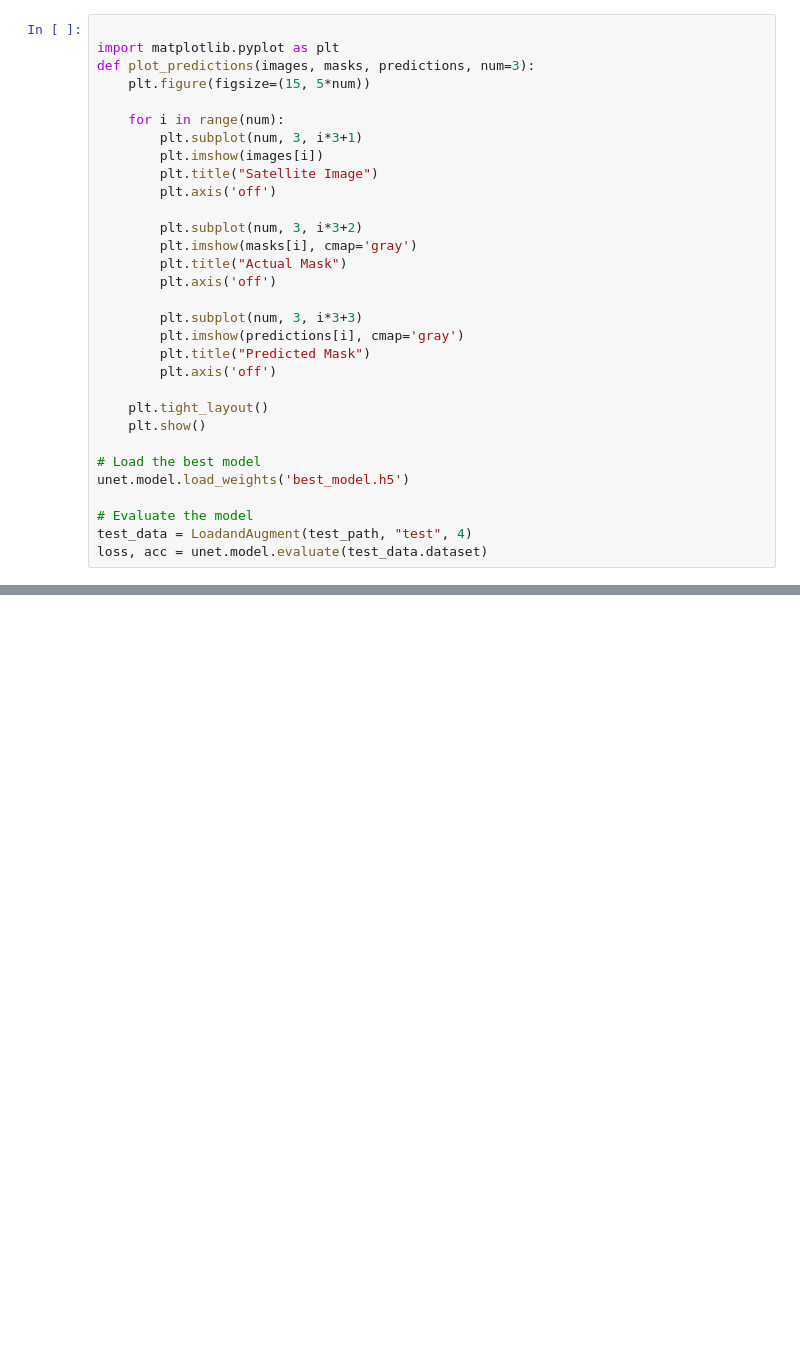
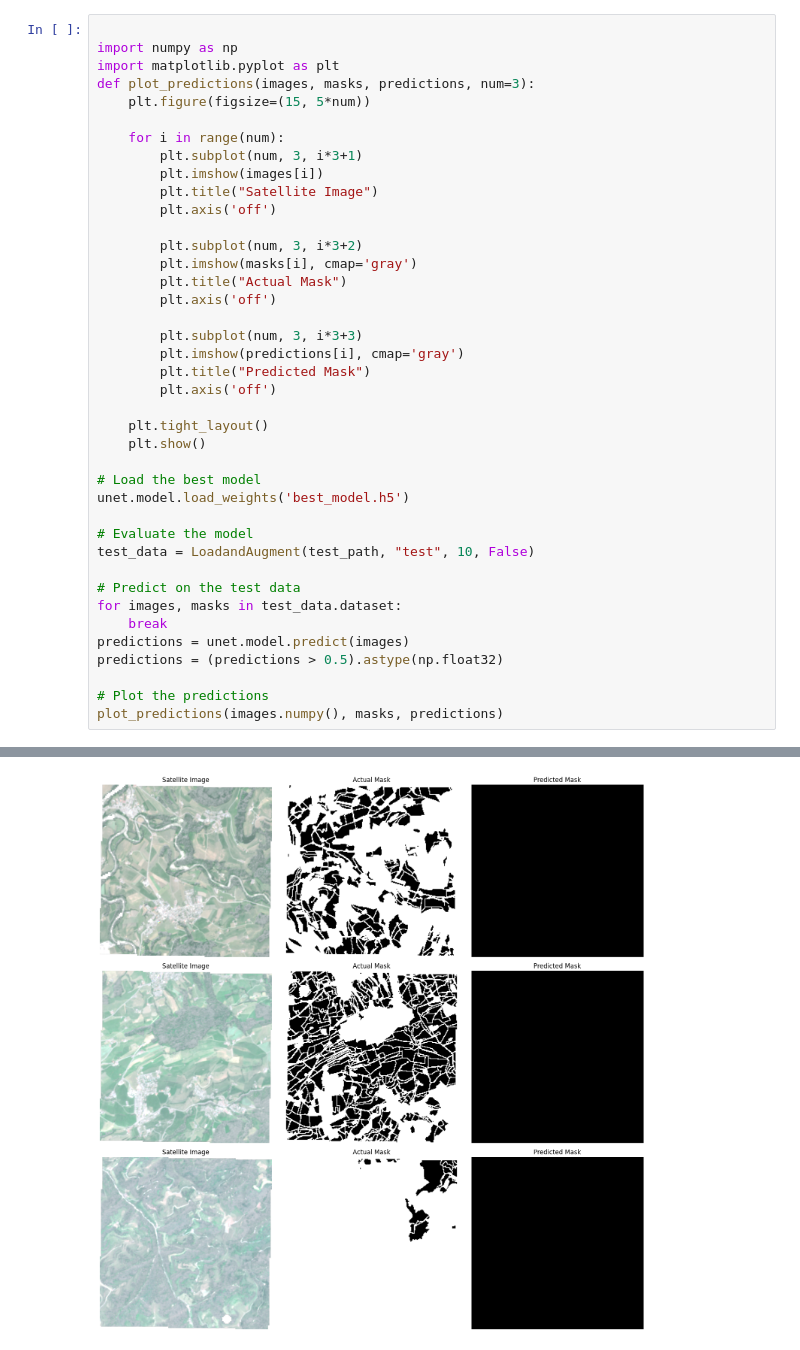
Before and after one commit to dennisshushackost/Satelite, a Jupyter notebook: train.ipynb, the cells around one changed output, grey strips where cells are left out. Drawn from its saved outputs; the diff is of its cells as text; blank space fills up the shorter version.

```diff
--- a/train.ipynb
+++ b/train.ipynb
@@ -65,5 +109,6 @@ Epoch 40: val_loss did not improve from 0.47204
 # %%
 
+import numpy as np
 import matplotlib.pyplot as plt
 def plot_predictions(images, masks, predictions, num=3):
     plt.figure(figsize=(15, 5*num))
@@ -91,6 +136,14 @@ def plot_predictions(images, masks, predictions, num=3):
 unet.model.load_weights('best_model.h5')
 
 # Evaluate the model
-test_data = LoadandAugment(test_path, "test", 4)
-loss, acc = unet.model.evaluate(test_data.dataset)
+test_data = LoadandAugment(test_path, "test", 10, False)
+
+# Predict on the test data
+for images, masks in test_data.dataset:
+    break
+predictions = unet.model.predict(images)
+predictions = (predictions > 0.5).astype(np.float32)
+
+# Plot the predictions
+plot_predictions(images.numpy(), masks, predictions)
 # %% [output]
@@ -98,0 +151 @@ Test Loss: 0.46007630228996277, Test Accuracy: 0.8033626675605774
+[figure, added]
```
Also changed, not shown: parts of 6 cells of this notebook, 4 other files.
